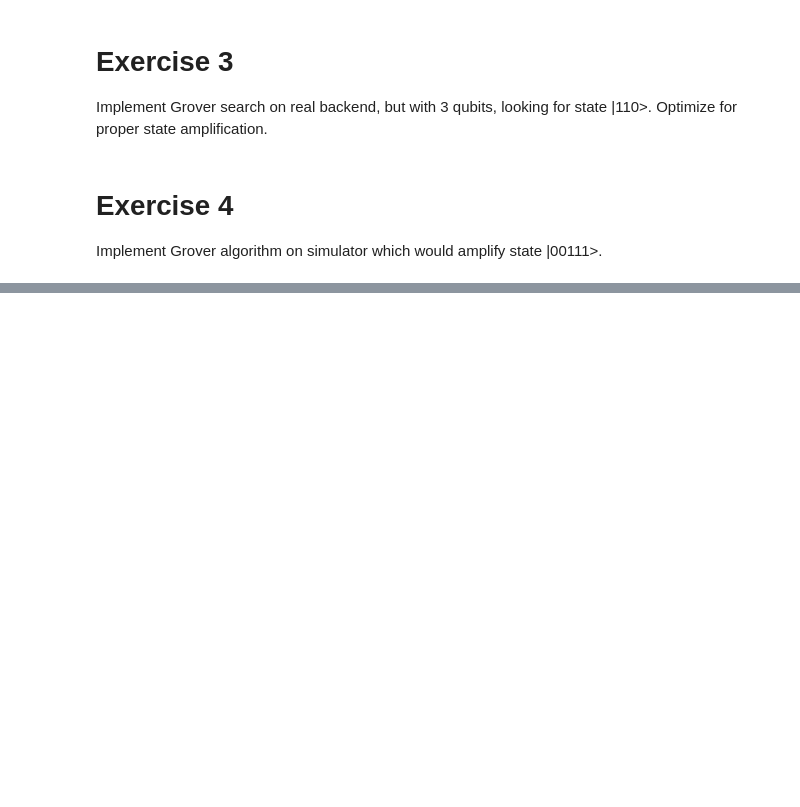
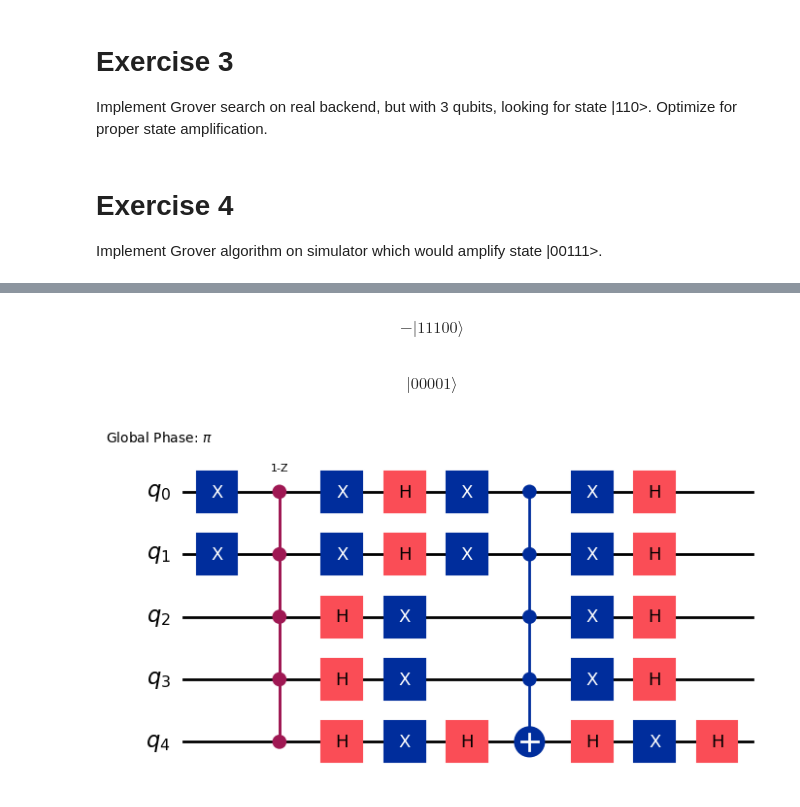
Before and after one commit to kacperpoluszejko/Quantum-Computing, a Jupyter notebook: Lab_4 - grover/Grover_algorithm.ipynb, the cells around one changed output, grey strips where cells are left out. Cells and saved outputs as stored; diff of their text form; code cells hidden in the pictures; blank space fills up the shorter version.

```diff
--- a/Lab_4 - grover/Grover_algorithm.ipynb
+++ b/Lab_4 - grover/Grover_algorithm.ipynb
@@ -119,3 +120,13 @@ Implement Grover search on real backend, but with 3 qubits, looking for state |1
 # %% [markdown]
 # Exercise 4
 Implement Grover algorithm on simulator which would amplify state |00111>.
+# %%
+oracle = QuantumCircuit(5, name="oracle")
+oracle.x(0)
+oracle.x(1)
+oracle.compose(MCMTGate(ZGate(), 4, 1, ctrl_state=None, label=None), inplace=True)
+
+oracle.x(0)
+oracle.x(1)
+
+oracle.draw()
@@ -121,0 +144,19 @@ Implement Grover algorithm on simulator which would amplify state |00111>.
+# %%
+from qiskit.quantum_info import Statevector
+
+state = Statevector.from_label('11100')
+state = state.evolve(oracle)
+state.draw('latex')
+# %% [output]
+$$- |11100\rangle$$
+# %%
+state = Statevector.from_label('00001')
+state = state.evolve(oracle)
+state.draw('latex')
+# %% [output]
+$$ |00001\rangle$$
+# %%
+grover_op = grover_operator(oracle)
+grover_op.draw(output="mpl", style="iqp")
+# %% [output]
+[figure, added]
```
Also changed, not shown: parts of 9 cells of this notebook, 2 other files.
